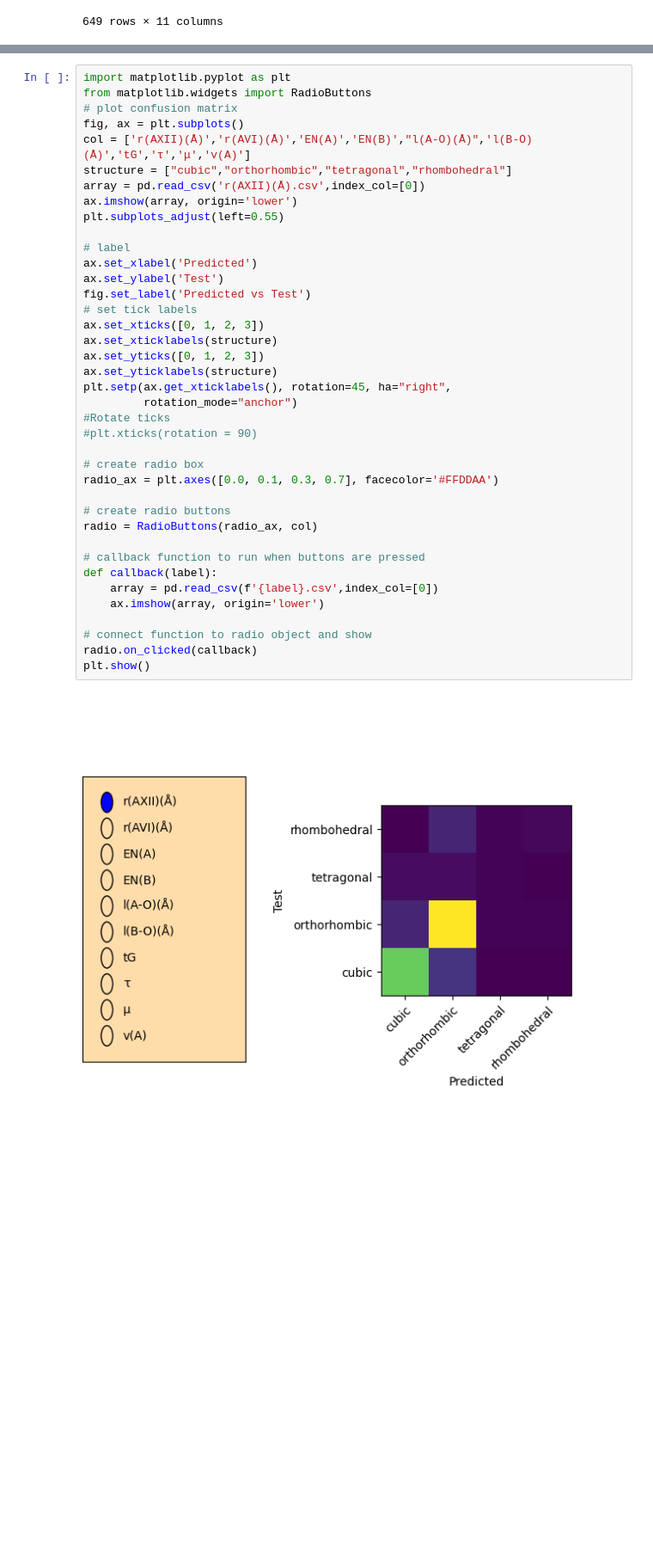
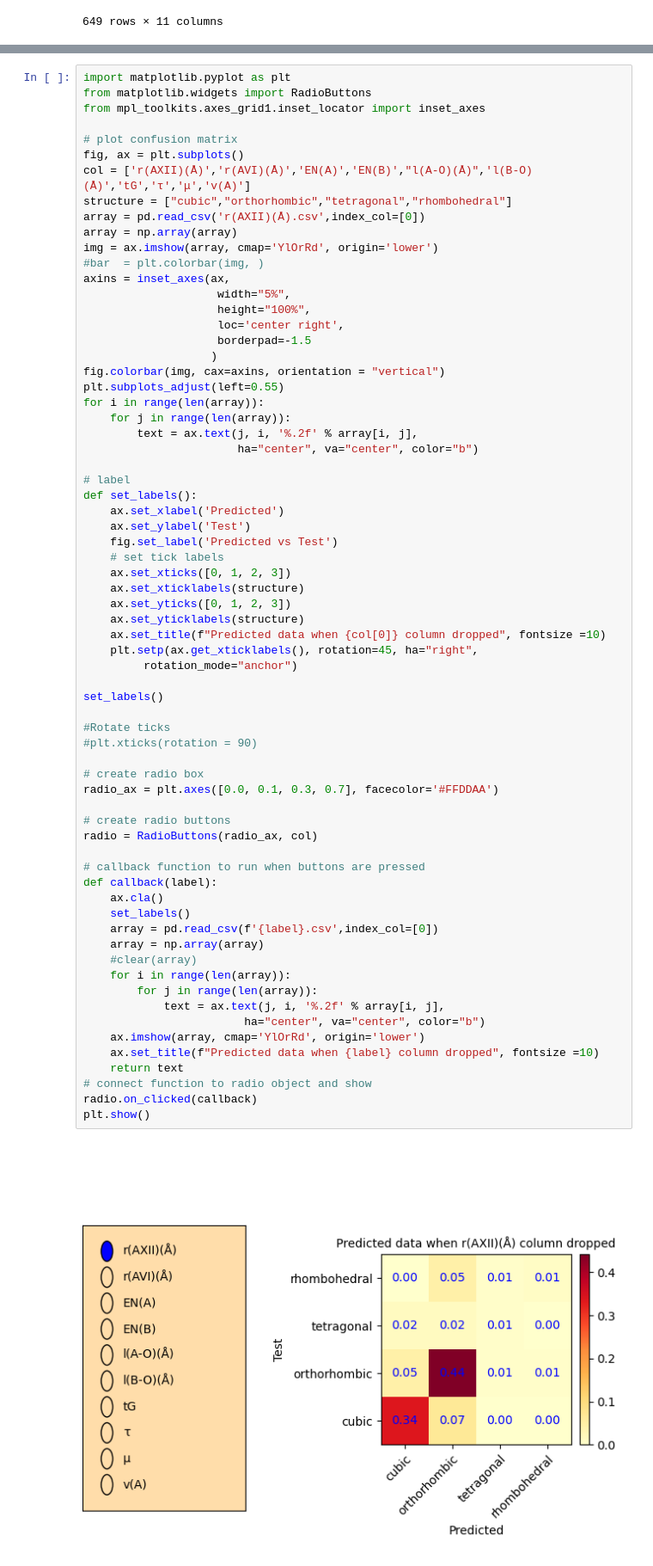
Before and after one commit to HoloNuke/Computing-Challenge2022, a Jupyter notebook: Classifier accuracy.ipynb, the cells around one changed output, grey strips where cells are left out. Shown at 86% size. Drawn from its saved outputs; the diff is of its cells as text; blank space fills up the shorter version.

```diff
--- a/Classifier accuracy.ipynb
+++ b/Classifier accuracy.ipynb
@@ -154,41 +154,70 @@ rhombohedral  0.010256      0.035897         0.0      0.010256
 # %%
 import matplotlib.pyplot as plt
 from matplotlib.widgets import RadioButtons
+from mpl_toolkits.axes_grid1.inset_locator import inset_axes
+
 # plot confusion matrix
 fig, ax = plt.subplots()
 col = ['r(AXII)(Å)','r(AVI)(Å)','EN(A)','EN(B)',"l(A-O)(Å)",'l(B-O)(Å)','tG','τ','μ','v(A)']
 structure = ["cubic","orthorhombic","tetragonal","rhombohedral"]
 array = pd.read_csv('r(AXII)(Å).csv',index_col=[0])
-ax.imshow(array, origin='lower')
+array = np.array(array)
+img = ax.imshow(array, cmap='YlOrRd', origin='lower')
+#bar  = plt.colorbar(img, )
+axins = inset_axes(ax,
+                    width="5%",
+                    height="100%",
+                    loc='center right',
+                    borderpad=-1.5
+                   )
+fig.colorbar(img, cax=axins, orientation = "vertical")
 plt.subplots_adjust(left=0.55)
+for i in range(len(array)):
+    for j in range(len(array)):
+        text = ax.text(j, i, '%.2f' % array[i, j],
+                       ha="center", va="center", color="b")
 
 # label
-ax.set_xlabel('Predicted')
-ax.set_ylabel('Test')
-fig.set_label('Predicted vs Test')
-# set tick labels
-ax.set_xticks([0, 1, 2, 3])
-ax.set_xticklabels(structure)
-ax.set_yticks([0, 1, 2, 3])
-ax.set_yticklabels(structure)
-plt.setp(ax.get_xticklabels(), rotation=45, ha="right",
+def set_labels():
+    ax.set_xlabel('Predicted')
+    ax.set_ylabel('Test')
+    fig.set_label('Predicted vs Test')
+    # set tick labels
+    ax.set_xticks([0, 1, 2, 3])
+    ax.set_xticklabels(structure)
+    ax.set_yticks([0, 1, 2, 3])
+    ax.set_yticklabels(structure)
+    ax.set_title(f"Predicted data when {col[0]} column dropped", fontsize =10)
+    plt.setp(ax.get_xticklabels(), rotation=45, ha="right",
          rotation_mode="anchor")
+
+set_labels()
+
 #Rotate ticks
 #plt.xticks(rotation = 90)
 
 # create radio box
 radio_ax = plt.axes([0.0, 0.1, 0.3, 0.7], facecolor='#FFDDAA')
 
 # create radio buttons
 radio = RadioButtons(radio_ax, col)
 
 # callback function to run when buttons are pressed
 def callback(label):
+    ax.cla()
+    set_labels()
     array = pd.read_csv(f'{label}.csv',index_col=[0])
-    ax.imshow(array, origin='lower')
-
+    array = np.array(array)
+    #clear(array)
+    for i in range(len(array)):
+        for j in range(len(array)):
+            text = ax.text(j, i, '%.2f' % array[i, j],
+                        ha="center", va="center", color="b")
+    ax.imshow(array, cmap='YlOrRd', origin='lower')
+    ax.set_title(f"Predicted data when {label} column dropped", fontsize =10)
+    return text
 # connect function to radio object and show
 radio.on_clicked(callback)
 plt.show()
 # %% [output]
-[figure, old version]
+[figure, new version]
```
Also changed, not shown: 2 other files.
